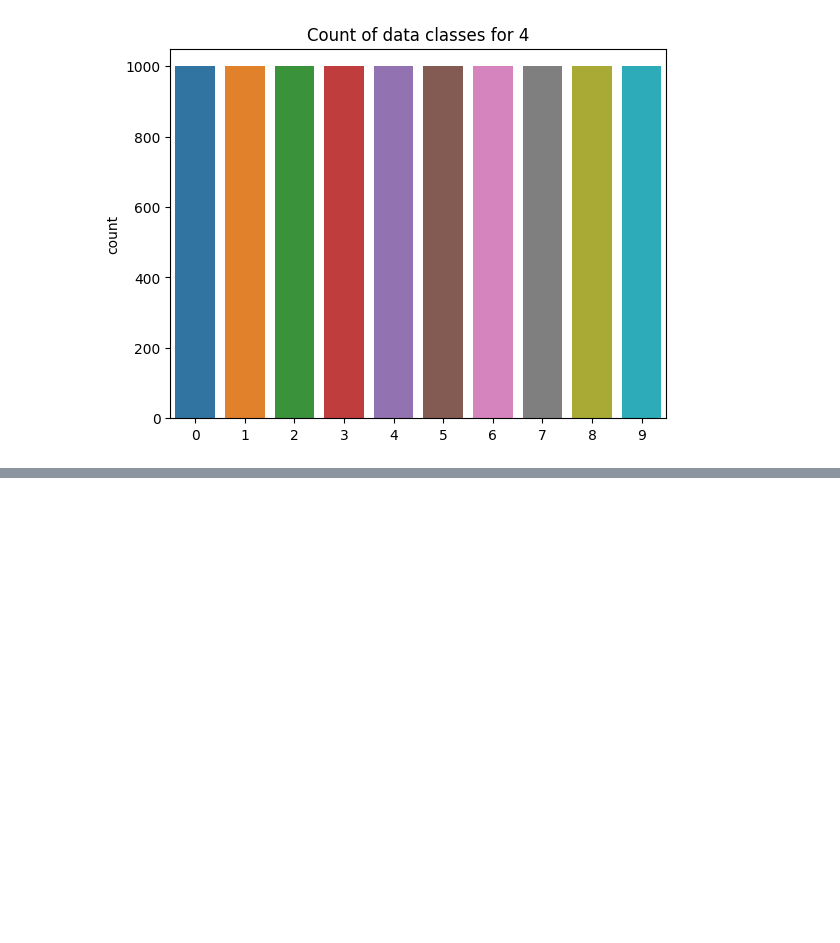
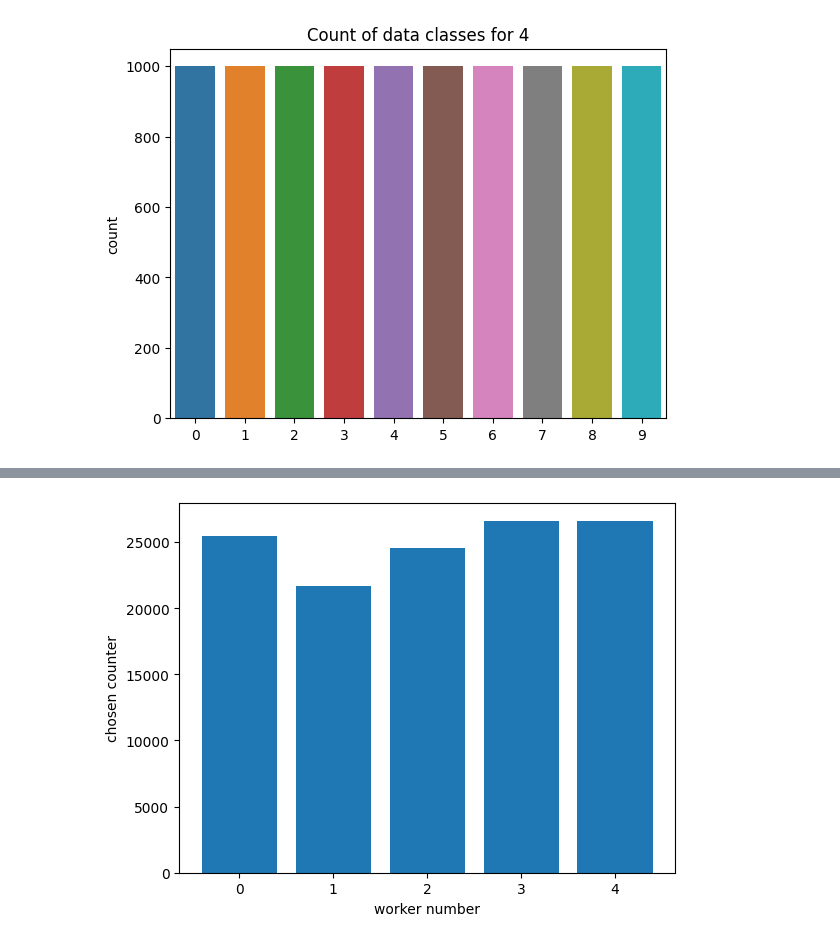
Before and after one commit to basemprince/F2U, a Jupyter notebook: main.ipynb, the cells around one changed output, grey strips where cells are left out. Cells and saved outputs as stored; diff of their text form; code cells hidden in the pictures; blank space fills up the shorter version.

```diff
--- a/main.ipynb
+++ b/main.ipynb
@@ -309,0 +407,7 @@ if not trial:
+# %%
+plt.bar(range(len(worker_chosen_counter)),worker_chosen_counter)
+plt.xlabel('worker number')
+plt.ylabel('chosen counter')
+plt.show()
+# %% [output]
+[figure, added]
```
Also changed, not shown: parts of 6 cells of this notebook, 8 other files.
